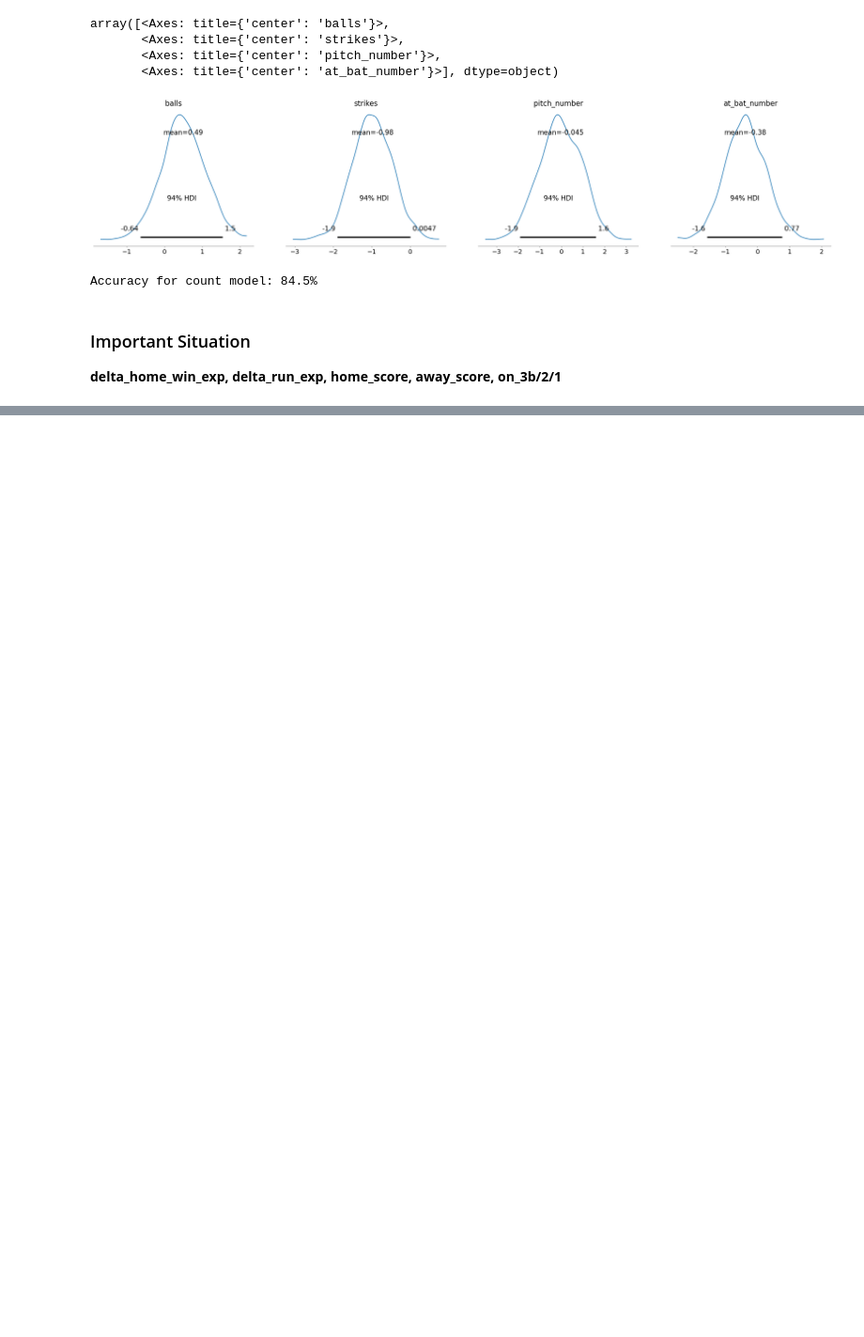
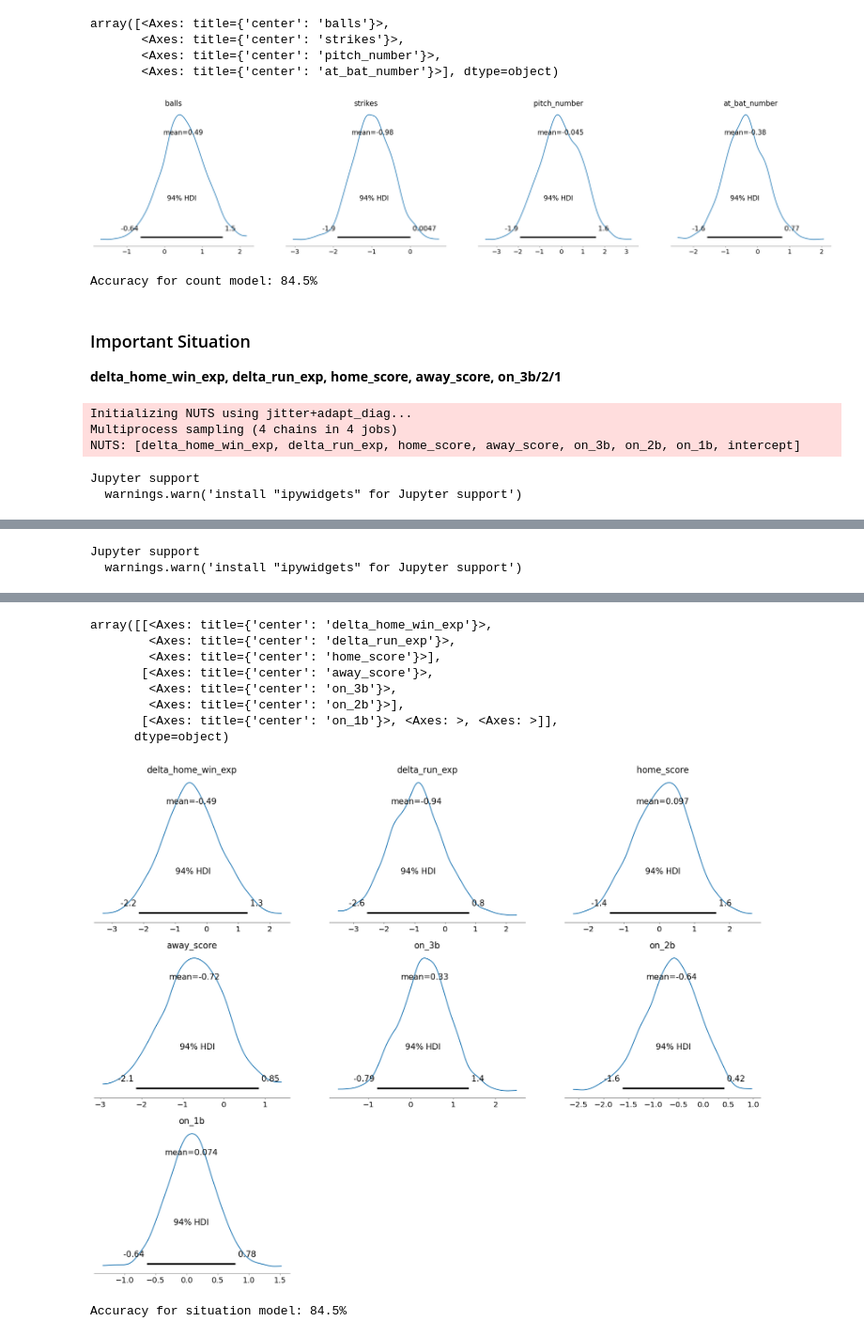
Before and after one commit to mcardenas2003/ISEN427-Baseball-Project, a Jupyter notebook: umpire1.ipynb, the cells around one changed output, grey strips where cells are left out. Shown at 94% size. Drawn from its saved outputs; the diff is of its cells as text; code cells hidden in the pictures; blank space fills up the shorter version.

Commit message:
Added situation model for umpire 1

```diff
--- a/umpire1.ipynb
+++ b/umpire1.ipynb
@@ -110,7 +110,7 @@ with pm.Model() as count_model:
     intercept = pm.Normal('intercept', mu=0, sigma=1)
 
     # Initialize logistic model
-    count_linear_pred = intercept + (X['balls'].values*balls) + (X['strikes'].values*strikes) + (X['pitch_number'].values*pitch_number) + (X['at_bat_number'].values*at_bat_number)
+    situation_linear_pred = intercept + (X['balls'].values*balls) + (X['strikes'].values*strikes) + (X['pitch_number'].values*pitch_number) + (X['at_bat_number'].values*at_bat_number)
     count_log_sigmoid = pm.Deterministic("count_log_sigmoid", pm.math.sigmoid(count_linear_pred))
 
     # Likelihood
@@ -154,3 +154,40 @@ Accuracy for count model: 84.5%
 # %% [markdown]
 ### Important Situation
 **delta_home_win_exp, delta_run_exp, home_score, away_score, on_3b/2/1**
+# %%
+# Model looking at important situation variables
+with pm.Model() as impSit_model:
+    # Get priors for coefficients
+    # How do we get priors? Answer this question later
+    delta_home_win_exp = pm.Normal("delta_home_win_exp", mu=0, sigma=1)
+    delta_run_exp = pm.Normal("delta_run_exp", mu=0, sigma=1)
+    home_score = pm.Normal("home_score", mu=0, sigma=1)
+    away_score = pm.Normal("away_score", mu=0, sigma=1)
+    on_3b = pm.Normal("on_3b", mu=0, sigma=1)
+    on_2b = pm.Normal("on_2b", mu=0, sigma=1)
+    on_1b = pm.Normal("on_1b", mu=0, sigma=1)
+    intercept = pm.Normal('intercept', mu=0, sigma=1)
+
+    # Initialize logistic model
+    situation_linear_pred = intercept + (X['delta_home_win_exp'].values*delta_home_win_exp) + (X['delta_run_exp'].values*delta_run_exp)
+    situation_linear_pred += (X['home_score'].values*home_score) + (X['away_score'].values*away_score)
+    situation_linear_pred += (X['on_3b'].values*on_3b) + (X['on_2b'].values*on_2b) + (X['on_1b'].values*on_1b)
+    situation_log_sigmoid = pm.Deterministic("situation_log_sigmoid", pm.math.sigmoid(situation_linear_pred))
+
+    # Likelihood
+    situation_y_obs = pm.Bernoulli("situation_y_obs", p=situation_log_sigmoid, observed=y_true)
+
+    # Sampling
+    situation_trace = pm.sample(500)
+
+    situation_pred_samples = pm.sample_posterior_predictive(situation_trace, var_names=["situation_y_obs"])
+
+
+# Plot posterior distributions
+az.plot_posterior(situation_trace, var_names=["delta_home_win_exp", "delta_run_exp", "home_score", 'away_score', 'on_3b', 'on_2b', 'on_1b'])
+# %% [output]
+Initializing NUTS using jitter+adapt_diag...
+Multiprocess sampling (4 chains in 4 jobs)
+NUTS: [delta_home_win_exp, delta_run_exp, home_score, away_score, on_3b, on_2b, on_1b, intercept]
+Jupyter support
+  warnings.warn('install "ipywidgets" for Jupyter support')
@@ -156,0 +197,2 @@ Accuracy for count model: 84.5%
+Jupyter support
+  warnings.warn('install "ipywidgets" for Jupyter support')
@@ -156,0 +200,19 @@ Accuracy for count model: 84.5%
+array([[<Axes: title={'center': 'delta_home_win_exp'}>,
+        <Axes: title={'center': 'delta_run_exp'}>,
+        <Axes: title={'center': 'home_score'}>],
+       [<Axes: title={'center': 'away_score'}>,
+        <Axes: title={'center': 'on_3b'}>,
+        <Axes: title={'center': 'on_2b'}>],
+       [<Axes: title={'center': 'on_1b'}>, <Axes: >, <Axes: >]],
+      dtype=object)
+[figure, added]
+# %%
+# Get predictions from model
+situation_preds = situation_pred_samples.posterior_predictive["situation_y_obs"].mean(dim=["chain", "draw"]).values
+
+# Make binary (cutoff at 0.5) and calculate accuracy
+situation_binary_preds = (situation_preds > 0.5).astype(int)
+situation_accuracy = np.mean(y_true == situation_binary_preds)
+print(f"Accuracy for situation model: {situation_accuracy*100}%")
+# %% [output]
+Accuracy for situation model: 84.5%
```
Also changed, not shown: parts of 1 cell of this notebook.
